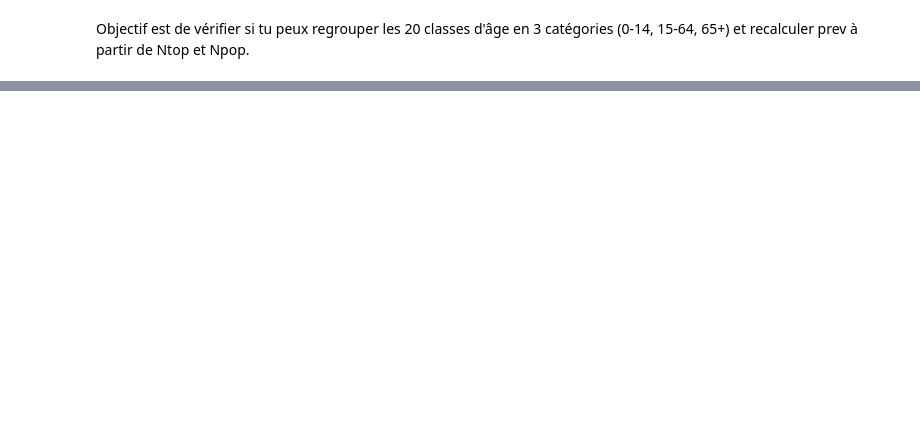
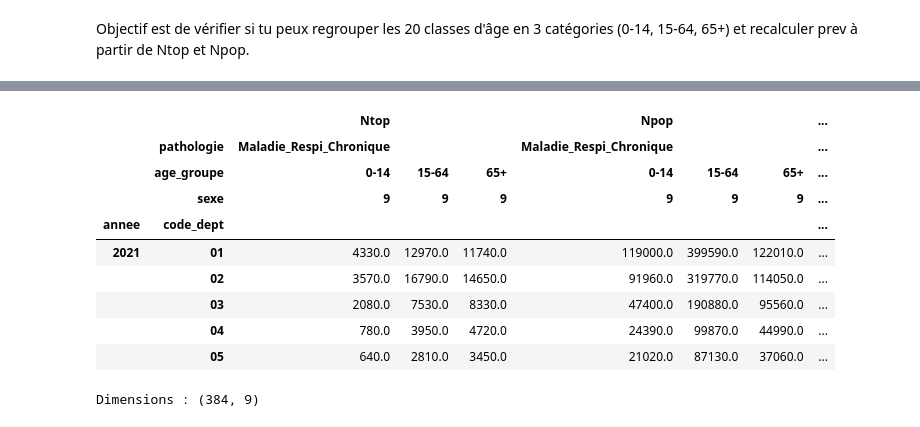
Before and after one commit to jbrocardplatim/LIORA_PROJET_PATHO_RESPIRATOIRES, a Jupyter notebook: notebooks/Preprocessing_effectifs_MLU.ipynb, the cells around one changed output, grey strips where cells are left out. Cells and saved outputs as stored; diff of their text form; code cells hidden in the pictures; blank space fills up the shorter version.

```diff
--- a/notebooks/Preprocessing_effectifs_MLU.ipynb
+++ b/notebooks/Preprocessing_effectifs_MLU.ipynb
@@ -735,0 +1141,5 @@ display(somme - total)
+# %%
+df_respi_age.rename(columns={'dept': 'code_dept'}, inplace=True)
+display(df_respi_age.head(5))
+display(df_respi_age.info())
+display(df_respi_age.nunique())
@@ -735,0 +1178,23 @@ display(somme - total)
+# %%
+#2ieme tableau avec tsage et tout sex
+
+df_pivot_2 = df_respi_age.pivot(
+    index=["annee", "code_dept"],              #définit une ligne du résultat : une combinaison semaine/département.
+    columns=["pathologie", "age_groupe", "sexe"],             #transforme les combinaisons pathologie/âge en colonnes.
+    values=["Ntop", "Npop", "prev_calc"]    #indique quelles valeurs placer dans ces colonnes : les deux taux
+)
+
+display(df_pivot_2.head())
+print("Dimensions :", df_pivot_2.shape)
+# %% [output]
+|  |  | Ntop |  |  | Npop |  |  | ... |
+|  | pathologie | Maladie_Respi_Chronique |  |  | Maladie_Respi_Chronique |  |  | ... |
+|  | age_groupe | 0-14 | 15-64 | 65+ | 0-14 | 15-64 | 65+ | ... |
+|  | sexe | 9 | 9 | 9 | 9 | 9 | 9 | ... |
+| annee | code_dept |  |  |  |  |  |  | ... |
+| 2021 | 01 | 4330.0 | 12970.0 | 11740.0 | 119000.0 | 399590.0 | 122010.0 | ... |
+|  | 02 | 3570.0 | 16790.0 | 14650.0 | 91960.0 | 319770.0 | 114050.0 | ... |
+|  | 03 | 2080.0 | 7530.0 | 8330.0 | 47400.0 | 190880.0 | 95560.0 | ... |
+|  | 04 | 780.0 | 3950.0 | 4720.0 | 24390.0 | 99870.0 | 44990.0 | ... |
+|  | 05 | 640.0 | 2810.0 | 3450.0 | 21020.0 | 87130.0 | 37060.0 | ... |
+Dimensions : (384, 9)
```
Also changed, not shown: parts of 59 cells of this notebook, 3 other files.
